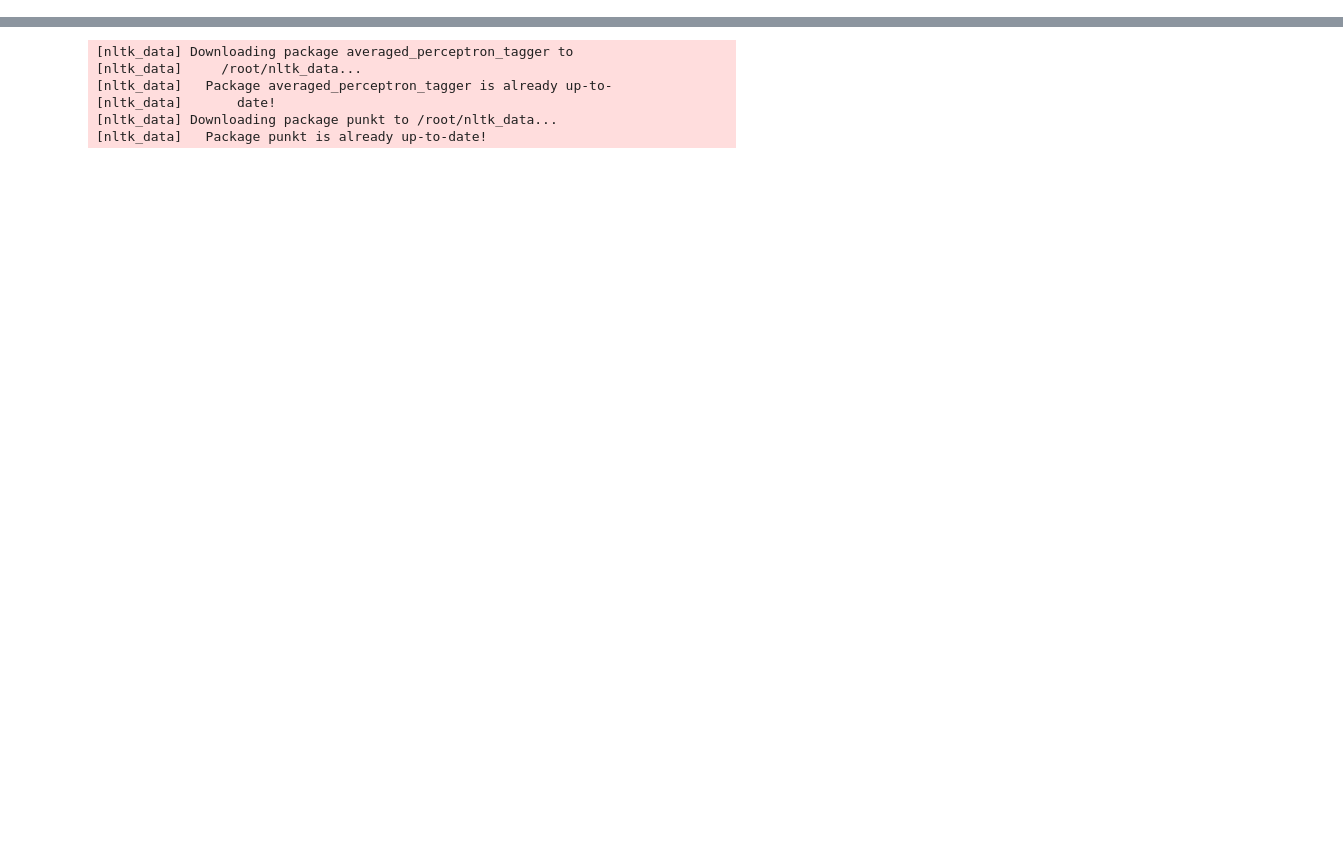
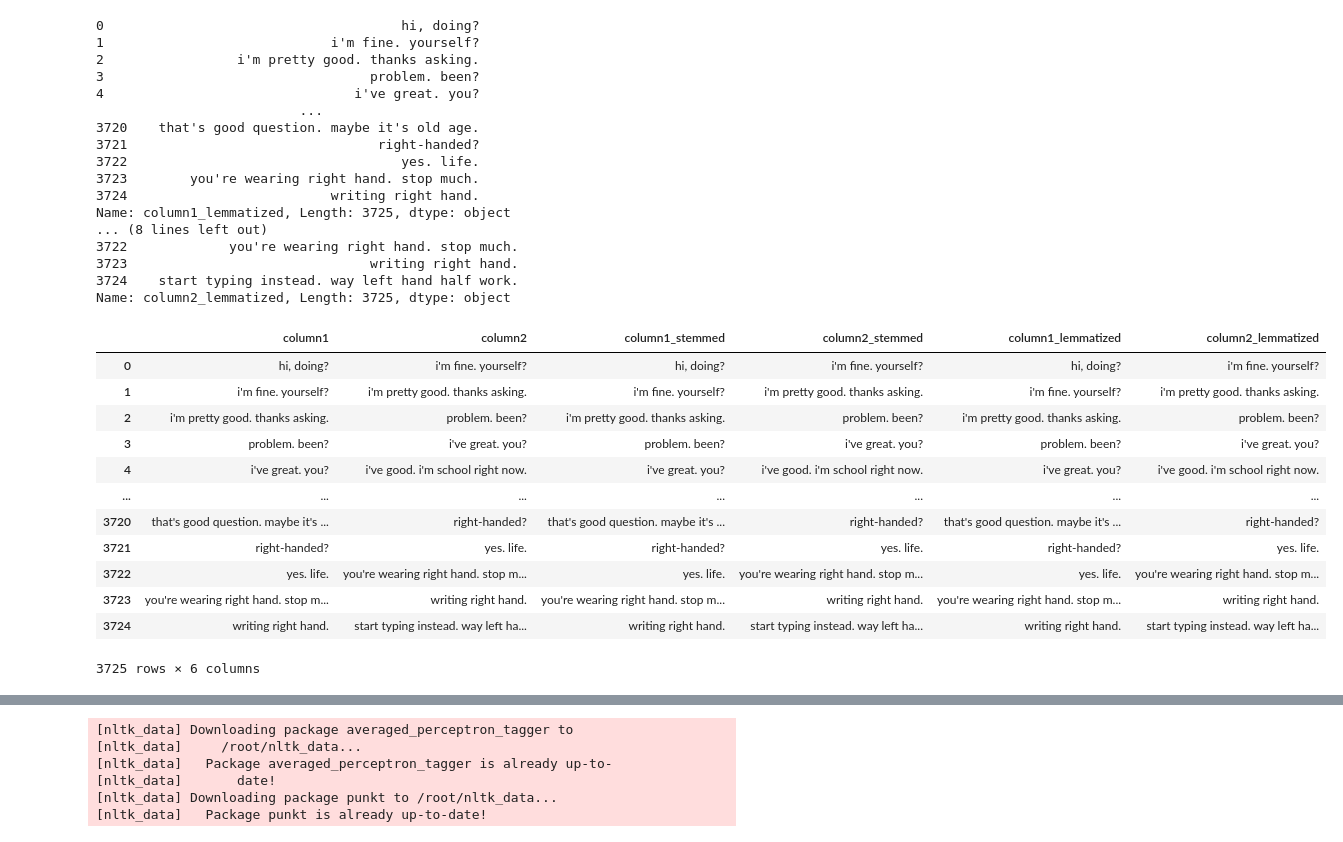
Before and after one commit to SUYAMBULAKSHMI-VENKATESAN/chatbotproject, a Jupyter notebook: stopwords-removed.ipynb, the cells around one changed output, grey strips where cells are left out. Saved outputs shown, nothing was run; the diff lists cells and outputs as text; code cells hidden in the pictures; blank space fills up the shorter version.

```diff
--- a/stopwords-removed.ipynb
+++ b/stopwords-removed.ipynb
@@ -76,0 +74,55 @@ Name: text, Length: 3725, dtype: object
+# %%
+
+stemmer = nltk.PorterStemmer()
+
+df["column1_stemmed"]=df["column1"].apply(lambda x: stemmer.stem(x))
+df["column2_stemmed"]=df["column2"].apply(lambda x: stemmer.stem(x))
+
+
+print(df["column1_stemmed"])
+print(df["column2_stemmed"])
+
+df
+# %%
+lemmatizer = nltk.WordNetLemmatizer()
+
+
+df["column1_lemmatized"] = df["column1"].apply(lambda x: lemmatizer.lemmatize(x))
+df["column2_lemmatized"] = df["column2"].apply(lambda x: lemmatizer.lemmatize(x))
+
+
+print(df["column1_lemmatized"])
+print(df["column2_lemmatized"])
+
+df
+# %% [output]
+0                                      hi, doing?
+1                             i'm fine. yourself?
+2                 i'm pretty good. thanks asking.
+3                                  problem. been?
+4                                i've great. you?
+                          ...
+3720    that's good question. maybe it's old age.
+3721                                right-handed?
+3722                                   yes. life.
+3723        you're wearing right hand. stop much.
+3724                          writing right hand.
+Name: column1_lemmatized, Length: 3725, dtype: object
+... (8 lines left out)
+3722             you're wearing right hand. stop much.
+3723                               writing right hand.
+3724    start typing instead. way left hand half work.
+Name: column2_lemmatized, Length: 3725, dtype: object
+|  | column1 | column2 | column1_stemmed | column2_stemmed | column1_lemmatized | column2_lemmatized |
+| 0 | hi, doing? | i'm fine. yourself? | hi, doing? | i'm fine. yourself? | hi, doing? | i'm fine. yourself? |
+| 1 | i'm fine. yourself? | i'm pretty good. thanks asking. | i'm fine. yourself? | i'm pretty good. thanks asking. | i'm fine. yourself? | i'm pretty good. thanks asking. |
+| 2 | i'm pretty good. thanks asking. | problem. been? | i'm pretty good. thanks asking. | problem. been? | i'm pretty good. thanks asking. | problem. been? |
+| 3 | problem. been? | i've great. you? | problem. been? | i've great. you? | problem. been? | i've great. you? |
+| 4 | i've great. you? | i've good. i'm school right now. | i've great. you? | i've good. i'm school right now. | i've great. you? | i've good. i'm school right now. |
+| ... | ... | ... | ... | ... | ... | ... |
+| 3720 | that's good question. maybe it's ... | right-handed? | that's good question. maybe it's ... | right-handed? | that's good question. maybe it's ... | right-handed? |
+| 3721 | right-handed? | yes. life. | right-handed? | yes. life. | right-handed? | yes. life. |
+| 3722 | yes. life. | you're wearing right hand. stop m... | yes. life. | you're wearing right hand. stop m... | yes. life. | you're wearing right hand. stop m... |
+| 3723 | you're wearing right hand. stop m... | writing right hand. | you're wearing right hand. stop m... | writing right hand. | you're wearing right hand. stop m... | writing right hand. |
+| 3724 | writing right hand. | start typing instead. way left ha... | writing right hand. | start typing instead. way left ha... | writing right hand. | start typing instead. way left ha... |
+3725 rows × 6 columns
```
Also changed, not shown: parts of 11 cells of this notebook.
